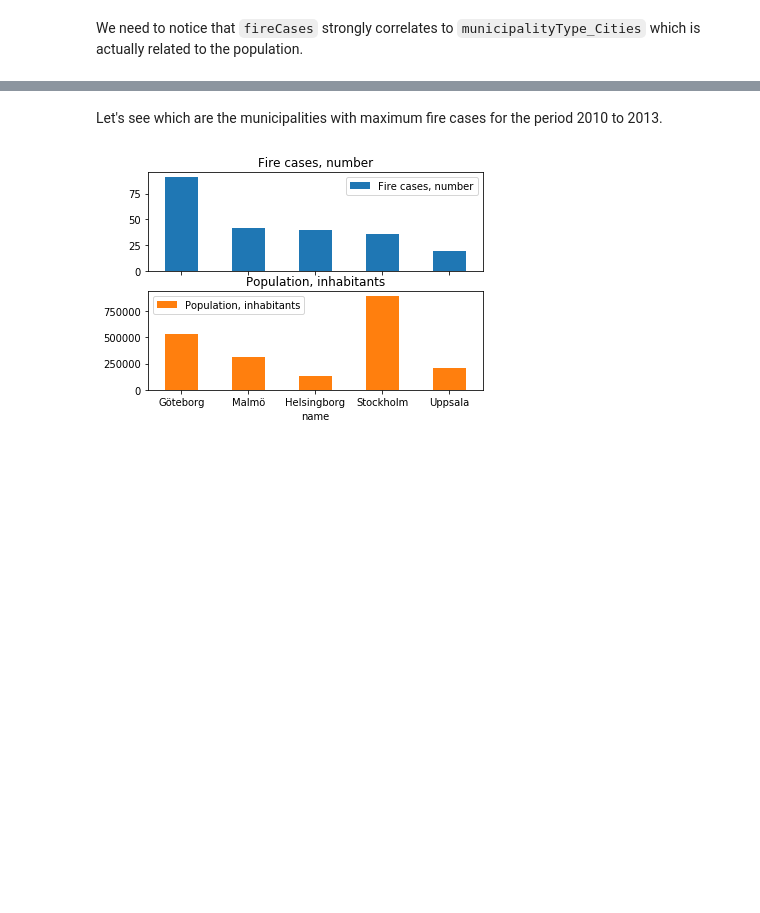
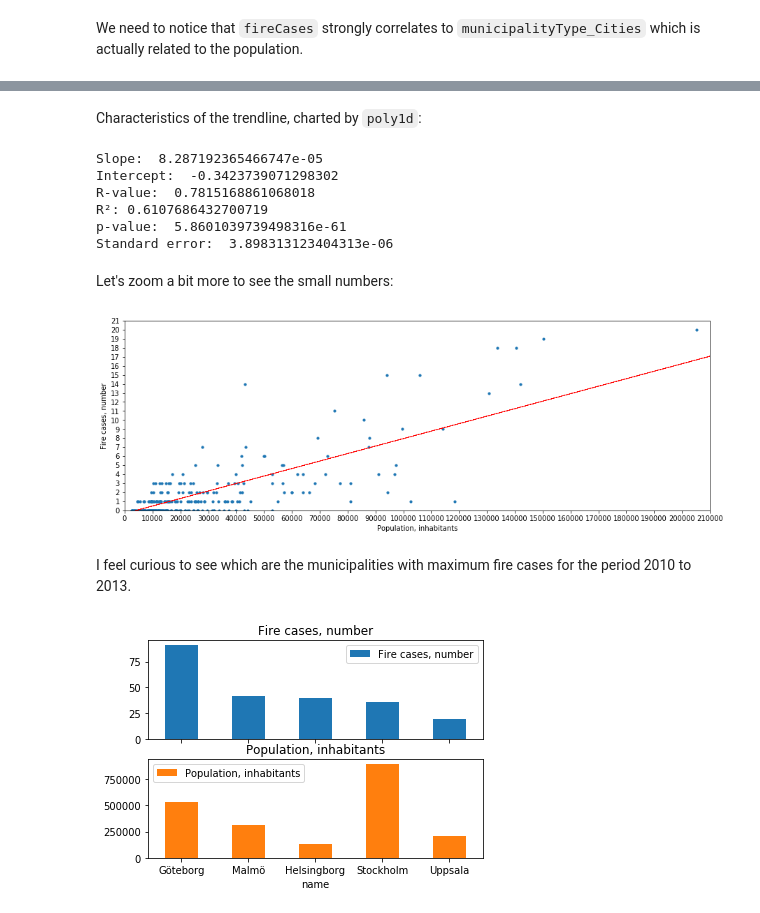
Before and after one commit to ignatovasashka/Exam-Project-Machine-Learning, a Jupyter notebook: School Fire Cases in Sweden and KPIs.ipynb, the cells around one changed output, grey strips where cells are left out. Drawn from its saved outputs; the diff is of its cells as text; code cells hidden in the pictures; blank space fills up the shorter version.

```diff
--- a/School Fire Cases in Sweden and KPIs.ipynb
+++ b/School Fire Cases in Sweden and KPIs.ipynb
@@ -308,5 +357,45 @@ We need to notice that `fireCases` strongly correlates to `municipalityType_Citi
+# %% [markdown]
+Characteristics of the trendline, charted by `poly1d`:
+# %%
+slope, intercept, r_value, p_value, std_err = stats.linregress(x, y)
+print("Slope: ", slope)         #Slope of the regression line.
+print("Intercept: ", intercept) #Intercept of the regression line.
+print("R-value: ", r_value)     #Caution: r_value here is a Pearson's correlation coefficient, not R-squared.
+                                    #r_squared = r_value**2
+print("R\u00b2:", r_value**2)   #Coefficient of determination
+print("p-value: ", p_value)     #Two-sided p-value for a hypothesis test whose null hypothesis is that the slope is zero,
+                                #using Wald Test with t-distribution of the test statistic.
+print("Standard error: ", std_err) #Standard error of the estimated gradient.
+# %% [output]
+Slope:  8.287192365466747e-05
+Intercept:  -0.3423739071298302
+R-value:  0.7815168861068018
+R²: 0.6107686432700719
+p-value:  5.8601039739498316e-61
+Standard error:  3.898313123404313e-06
+# %% [markdown]
+Let's zoom a bit more to see the small numbers:
+# %%
+plt.figure(figsize=(15, 5))
+
+x = indicators["population"]
+y = indicators["fireCases"]
+plt.scatter(x, y, s=10, marker='o')
+
+z = np.polyfit(x, y, 1)
+p = np.poly1d(z)
+plt.plot(x, p(x), "r-", lw = 0.5)
+
+plt.xlabel('Population, inhabitants')
+plt.ylabel('Fire cases, number')
+plt.axis([0, 210_000, 0, 20])
+plt.xticks(range(0, 220_000, 10_000))
+plt.yticks(range(0, 22, 1))
+plt.show()
+# %% [output]
+[figure, added]
 # %% [markdown]
-Let's see which are the municipalities with maximum fire cases for the period 2010 to 2013.
+I feel curious to see which are the municipalities with maximum fire cases for the period 2010 to 2013.
 # %%
 max_cases_sort = indicators_dummies.sort_values(by = ["fireCases"], ascending=False)
 # %%
```
Also changed, not shown: parts of 58 cells of this notebook.
